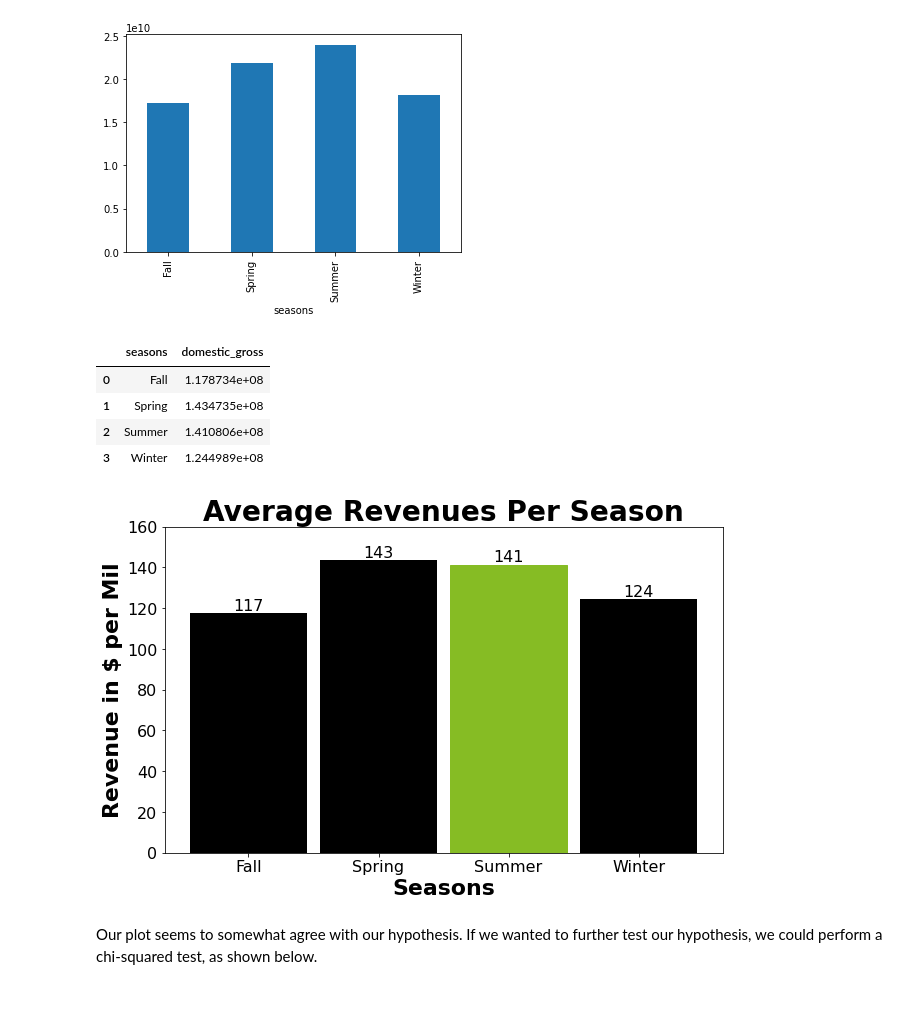
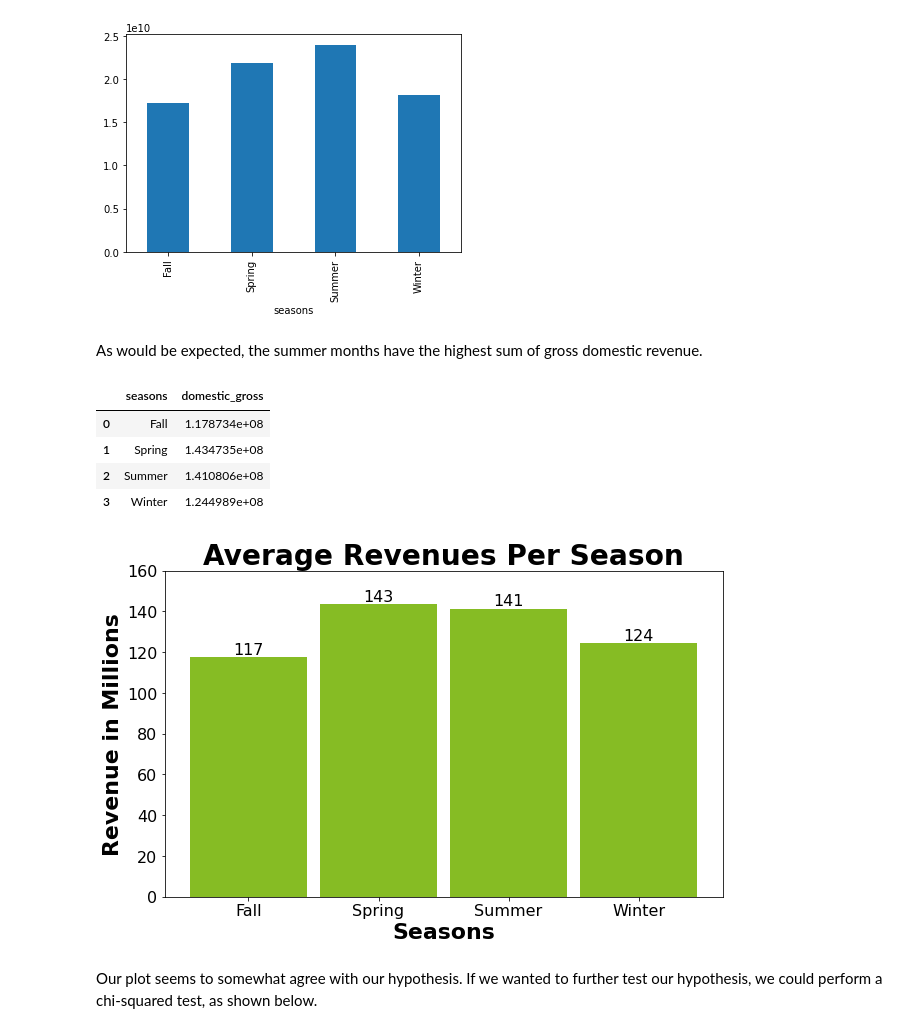
Before and after one commit to harte3/Flatiron-Capstone-Group-2, a Jupyter notebook: Final Notebook.ipynb, the cells around one changed output. Cells and saved outputs as stored; diff of their text form; code cells hidden in the pictures; blank space fills up the shorter version.

```diff
--- a/Final Notebook.ipynb
+++ b/Final Notebook.ipynb
@@ -620,6 +570,8 @@ df_filtered.groupby('seasons')['domestic_gross'].sum().plot(kind='bar')
 # %% [output]
 <AxesSubplot:xlabel='seasons'>
 [figure]
+# %% [markdown]
+As would be expected, the summer months have the highest sum of gross domestic revenue.
 # %%
 df_means = df_filtered.groupby('seasons')['domestic_gross'].mean().reset_index()
 df_means
@@ -632,28 +584,28 @@ df_means
 # %%
 # plotting average of gross revenue generated from movies by season
 seasons = df_means['seasons']
 rev_per_mil = df_means['domestic_gross']/1000000
 
 # sns.set_style('dark')
 
 plt.figure(figsize=(10,6))
 
-barlist = plt.bar(seasons, rev_per_mil, width=0.9, color = 'black')
-barlist[2].set_color('#86BC24')
+barlist = plt.bar(seasons, rev_per_mil, width=0.9, color = '#86BC24')
+# barlist[2].set_color('#86BC24')
 plt.title('Average Revenues Per Season', fontsize=28, fontweight='bold')
 plt.xlabel("Seasons", fontsize=22, fontweight='bold')
-plt.ylabel("Revenue in $ per Mil", fontsize=22, fontweight='bold')
+plt.ylabel("Revenue in Millions", fontsize=22, fontweight='bold')
 plt.xticks(fontsize = 16)
 plt.yticks(fontsize = 16)
 plt.ylim(top=160)
 
-
+# placing the mean value of each season above its corresponding bar.
 for index, value in enumerate(rev_per_mil.astype(int)):
     plt.text(index,value+2, str(value), fontsize=16, horizontalalignment='center')
 
 plt.show()
 # %% [output]
-[figure, old version]
+[figure, new version]
 # %% [markdown]
 Our plot seems to somewhat agree with our hypothesis. If we wanted to further test our hypothesis, we could perform a chi-squared test, as shown below.
 # %%
```
Also changed, not shown: parts of 37 cells of this notebook.
